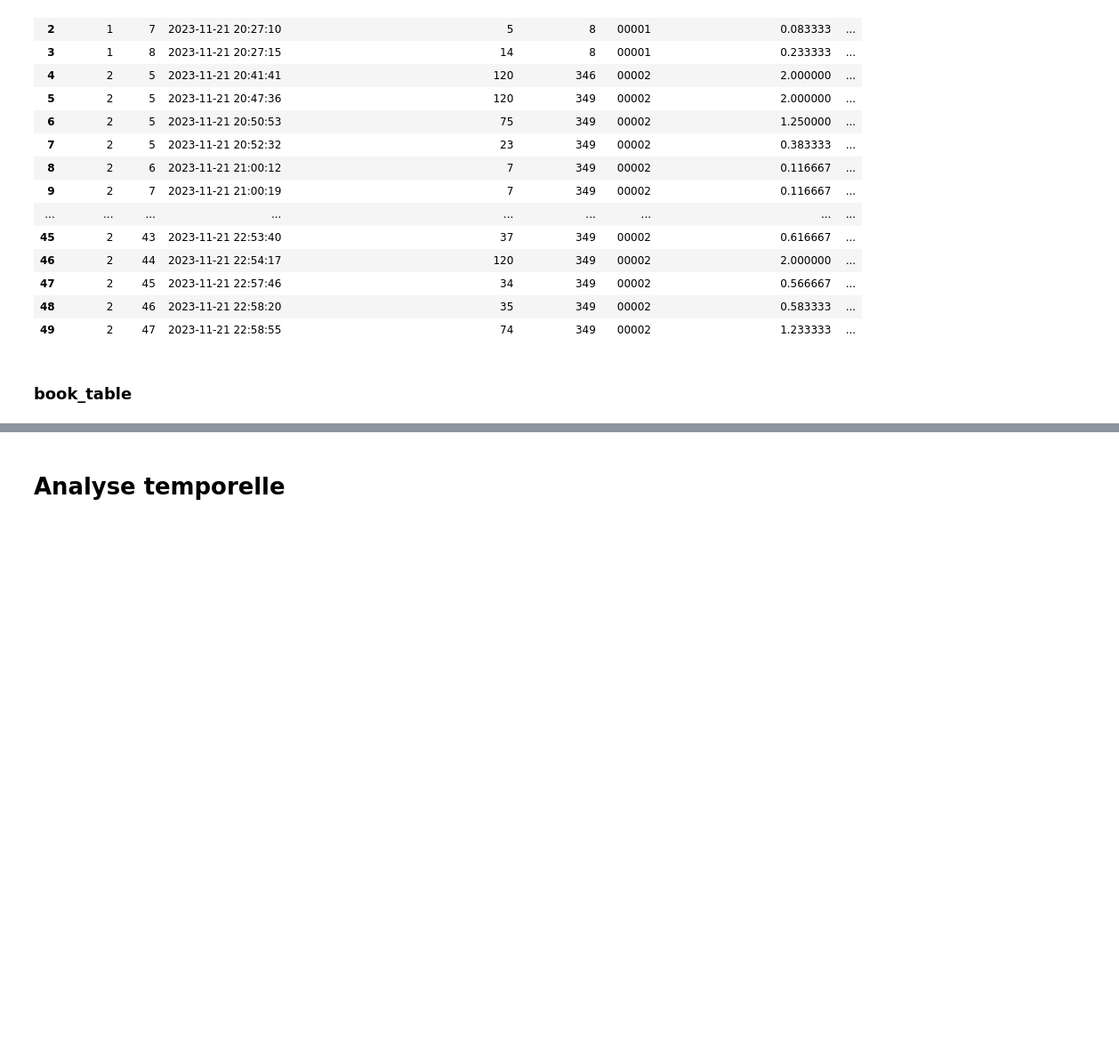
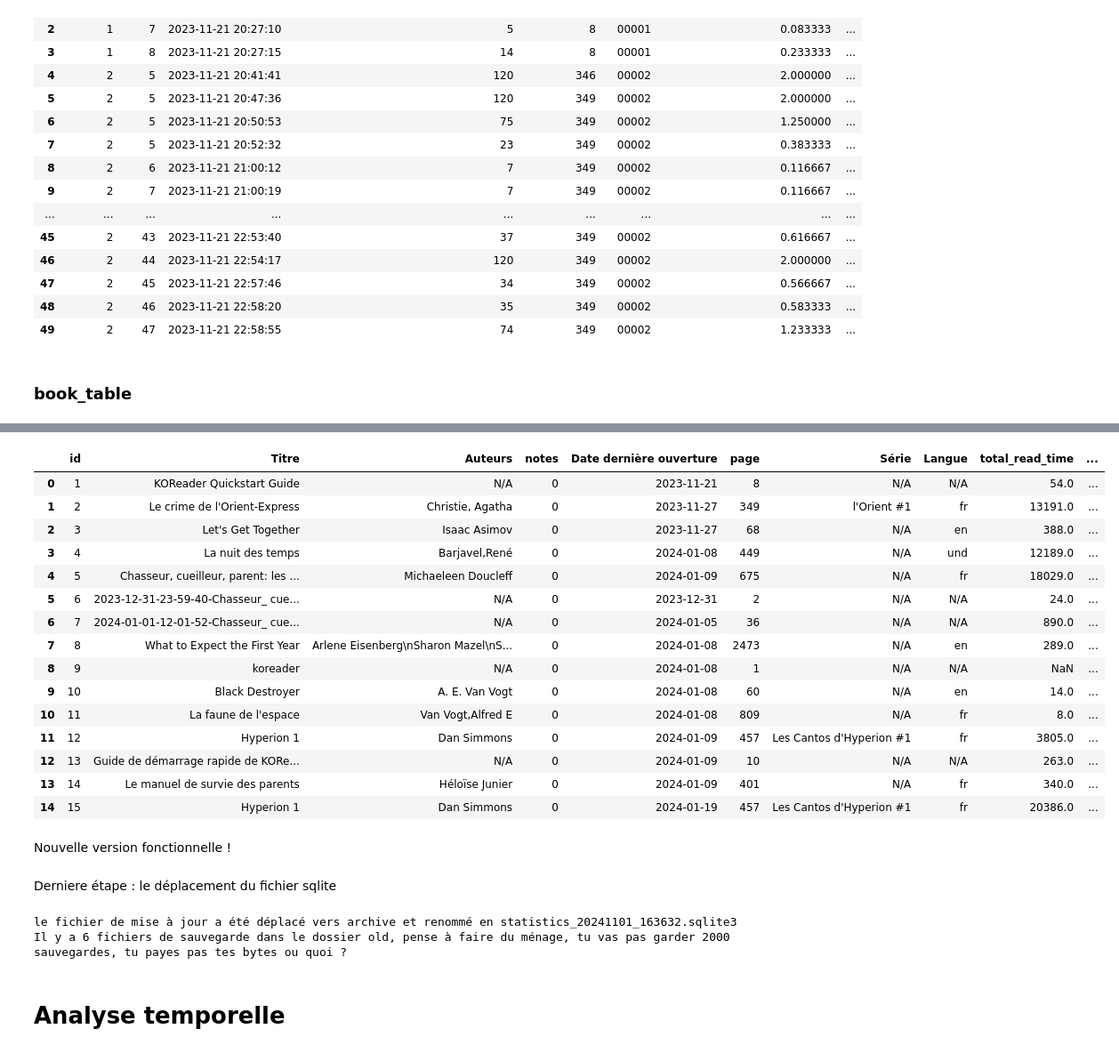
Before and after one commit to ChrisOlv/book_data_analysis, a Jupyter notebook: analyse_temporelle.ipynb, the cells around one changed output, grey strips where cells are left out. Shown at 89% size. Drawn from its saved outputs; the diff is of its cells as text; code cells hidden in the pictures; blank space fills up the shorter version.

```diff
--- a/analyse_temporelle.ipynb
+++ b/analyse_temporelle.ipynb
@@ -152,0 +252,2 @@ book_table.head(50)
+# %%
+df_book = df_updated
@@ -152,0 +324,74 @@ book_table.head(50)
+# %%
+df_book.head(15)
+# %% [output]
+|  | id | Titre | Auteurs | notes | Date dernière ouverture | page | Série | Langue | total_read_time | ... |
+| 0 | 1 | KOReader Quickstart Guide | N/A | 0 | 2023-11-21 | 8 | N/A | N/A | 54.0 | ... |
+| 1 | 2 | Le crime de l'Orient-Express | Christie, Agatha | 0 | 2023-11-27 | 349 | l'Orient #1 | fr | 13191.0 | ... |
+| 2 | 3 | Let's Get Together | Isaac Asimov | 0 | 2023-11-27 | 68 | N/A | en | 388.0 | ... |
+| 3 | 4 | La nuit des temps | Barjavel,René | 0 | 2024-01-08 | 449 | N/A | und | 12189.0 | ... |
+| 4 | 5 | Chasseur, cueilleur, parent: les ... | Michaeleen Doucleff | 0 | 2024-01-09 | 675 | N/A | fr | 18029.0 | ... |
+| 5 | 6 | 2023-12-31-23-59-40-Chasseur_ cue... | N/A | 0 | 2023-12-31 | 2 | N/A | N/A | 24.0 | ... |
+| 6 | 7 | 2024-01-01-12-01-52-Chasseur_ cue... | N/A | 0 | 2024-01-05 | 36 | N/A | N/A | 890.0 | ... |
+| 7 | 8 | What to Expect the First Year | Arlene Eisenberg\nSharon Mazel\nS... | 0 | 2024-01-08 | 2473 | N/A | en | 289.0 | ... |
+| 8 | 9 | koreader | N/A | 0 | 2024-01-08 | 1 | N/A | N/A | NaN | ... |
+| 9 | 10 | Black Destroyer | A. E. Van Vogt | 0 | 2024-01-08 | 60 | N/A | en | 14.0 | ... |
+| 10 | 11 | La faune de l'espace | Van Vogt,Alfred E | 0 | 2024-01-08 | 809 | N/A | fr | 8.0 | ... |
+| 11 | 12 | Hyperion 1 | Dan Simmons | 0 | 2024-01-09 | 457 | Les Cantos d'Hyperion #1 | fr | 3805.0 | ... |
+| 12 | 13 | Guide de démarrage rapide de KORe... | N/A | 0 | 2024-01-09 | 10 | N/A | N/A | 263.0 | ... |
+| 13 | 14 | Le manuel de survie des parents | Héloïse Junier | 0 | 2024-01-09 | 401 | N/A | fr | 340.0 | ... |
+| 14 | 15 | Hyperion 1 | Dan Simmons | 0 | 2024-01-19 | 457 | Les Cantos d'Hyperion #1 | fr | 20386.0 | ... |
+# %% [markdown]
+Nouvelle version fonctionnelle !
+# %% [markdown]
+Derniere étape : le déplacement du fichier sqlite
+# %%
+# fonctionne avec 3 dossiers, fonctionne.
+# hypothèse en cours, utiliser la version 2 dossiers
+#  un dossier de mise à jour, un dossier d'archive (contenant la version de référence) et un sous dossier old/archive
+
+import os
+import shutil
+from datetime import datetime
+
+# Définir les chemins des dossiers et du fichier
+folder_update_path = "sqlite/update"
+folder_archive_path = "sqlite/archive"
+folder_old_archive_path = "sqlite/archive/old"
+sqlite_update_path = os.path.join(folder_update_path, "statistics.sqlite3")
+
+# Vérifier si le fichier existe dans le dossier de mise à jour
+if os.path.exists(sqlite_update_path):
+    # Vérifier si le dossier old existe, sinon le créer
+    if not os.path.exists(folder_old_archive_path):
+        os.makedirs(folder_old_archive_path)
+
+    # Déplacer le fichier actuel dans archive vers old
+    archive_files = [f for f in os.listdir(folder_archive_path) if os.path.isfile(os.path.join(folder_archive_path, f))]
+
+    if archive_files:
+        latest_archive_file = archive_files[0]  # Le fichier actuel dans archive
+        shutil.move(os.path.join(folder_archive_path, latest_archive_file), os.path.join(folder_old_archive_path, latest_archive_file))
+        print(f"le fichier initial {latest_archive_file} a été déplacé vers {folder_old_archive_path}")
+
+    # Générer un horodatage dans le format souhaité (exemple : YYYYMMDD_HHMMSS)
+    timestamp = datetime.now().strftime("%Y%m%d_%H%M%S")
+
+    # Construire le nouveau nom de fichier avec l'horodatage
+    new_filename = f"statistics_{timestamp}.sqlite3"
+    new_filepath = os.path.join(folder_archive_path, new_filename)
+
+    # Déplacer et renommer le fichier vers le dossier archive
+    shutil.move(sqlite_update_path, new_filepath)
+    print(f"le fichier de mise à jour a été déplacé vers archive et renommé en {new_filename}")
+
+    # Compter le nombre de fichiers dans le dossier archive/old
+    num_files = len([name for name in os.listdir(folder_old_archive_path) if os.path.isfile(os.path.join(folder_old_archive_path, name))])
+    if num_files > 3:
+        # Afficher le message avec le nombre de fichiers
+        print(f"Il y a {num_files} fichiers de sauvegarde dans le dossier old, pense à faire du ménage, tu vas pas garder 2000 sauvegardes, tu payes pas tes bytes ou quoi ?")
+
+else:
+    print(f"Aucun fichier trouvé à l'emplacement : {sqlite_update_path}")
+# %% [output]
+le fichier de mise à jour a été déplacé vers archive et renommé en statistics_20241101_163632.sqlite3
+Il y a 6 fichiers de sauvegarde dans le dossier old, pense à faire du ménage, tu vas pas garder 2000 sauvegardes, tu payes pas tes bytes ou quoi ?
```
Also changed, not shown: parts of 19 cells of this notebook, 18 other files.
